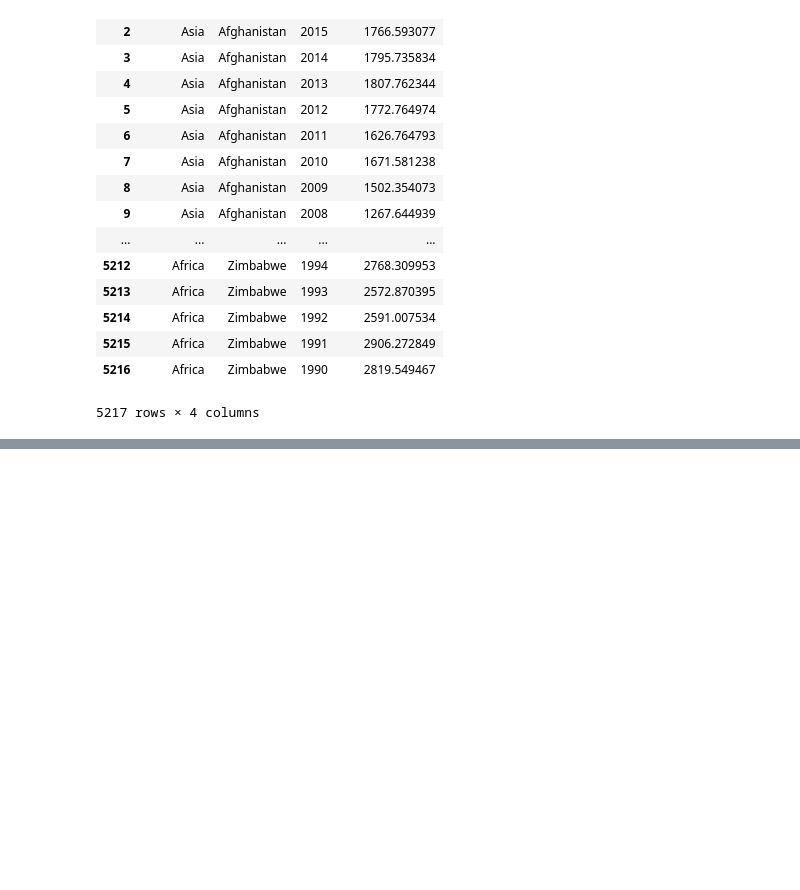
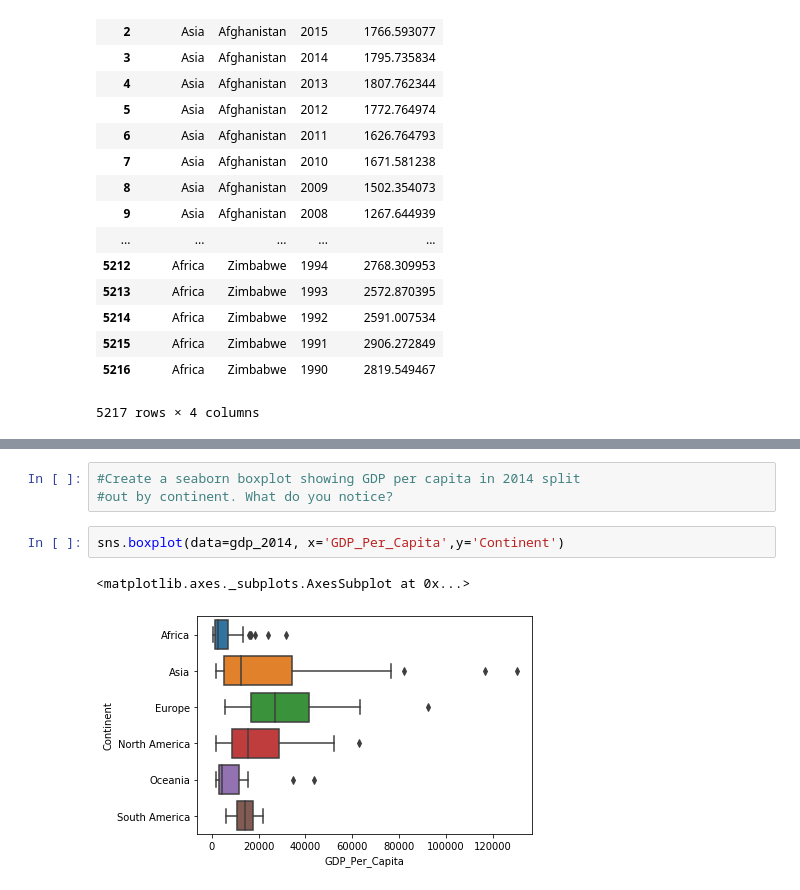
Before and after one commit to Barrett-Rogers/dq1-Barrett-Rogers, a Jupyter notebook: UN_Data_Exploration.ipynb, the cells around one changed output, grey strips where cells are left out. Drawn from its saved outputs; the diff is of its cells as text; blank space fills up the shorter version.

```diff
--- a/UN_Data_Exploration.ipynb
+++ b/UN_Data_Exploration.ipynb
@@ -222,0 +495,8 @@ Name: GDP_Per_Capita, dtype: float64
+# %%
+#Create a seaborn boxplot showing GDP per capita in 2014 split
+#out by continent. What do you notice?
+# %%
+sns.boxplot(data=gdp_2014, x='GDP_Per_Capita',y='Continent')
+# %% [output]
+<matplotlib.axes._subplots.AxesSubplot at 0x...>
+[figure, added]
```
Also changed, not shown: parts of 39 cells of this notebook.
